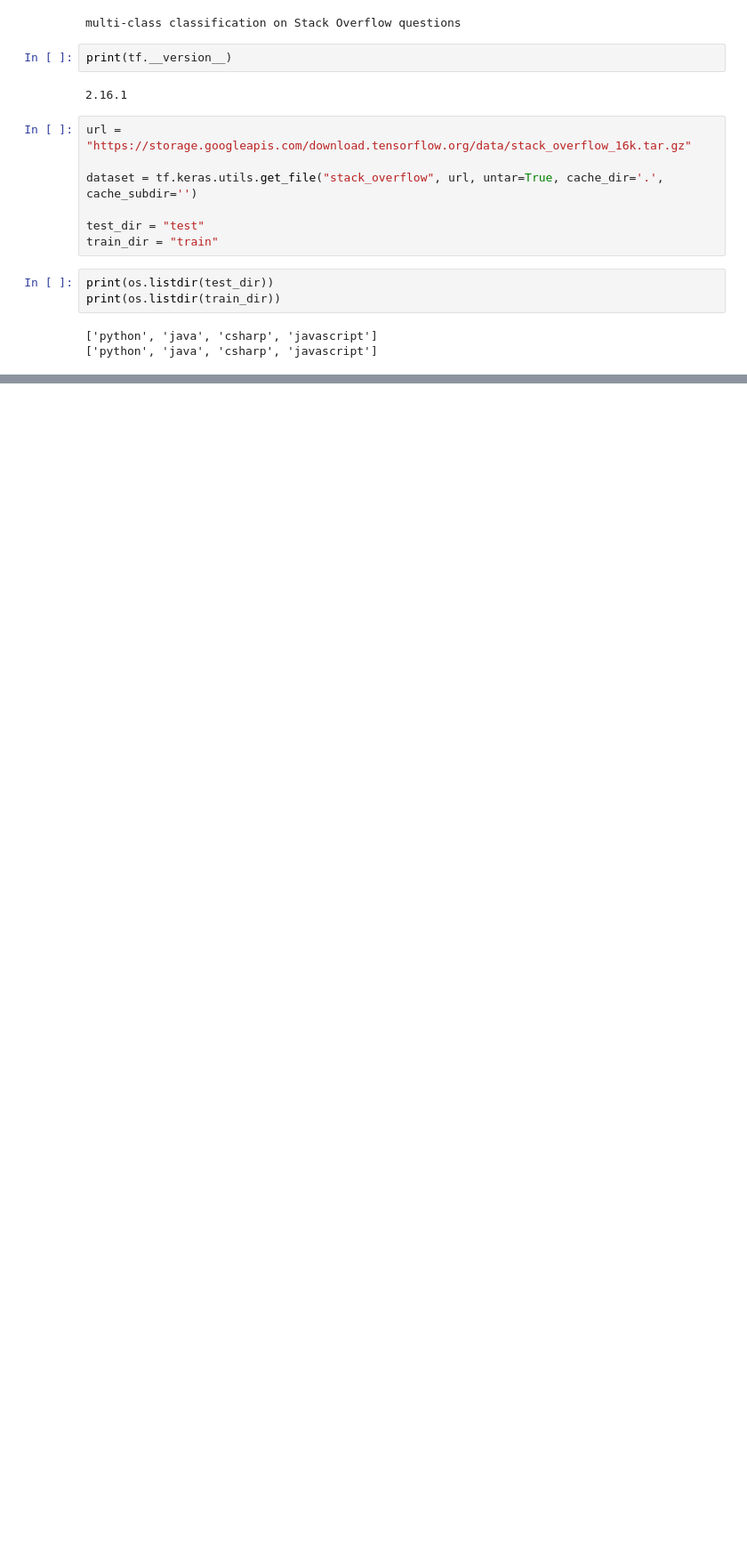
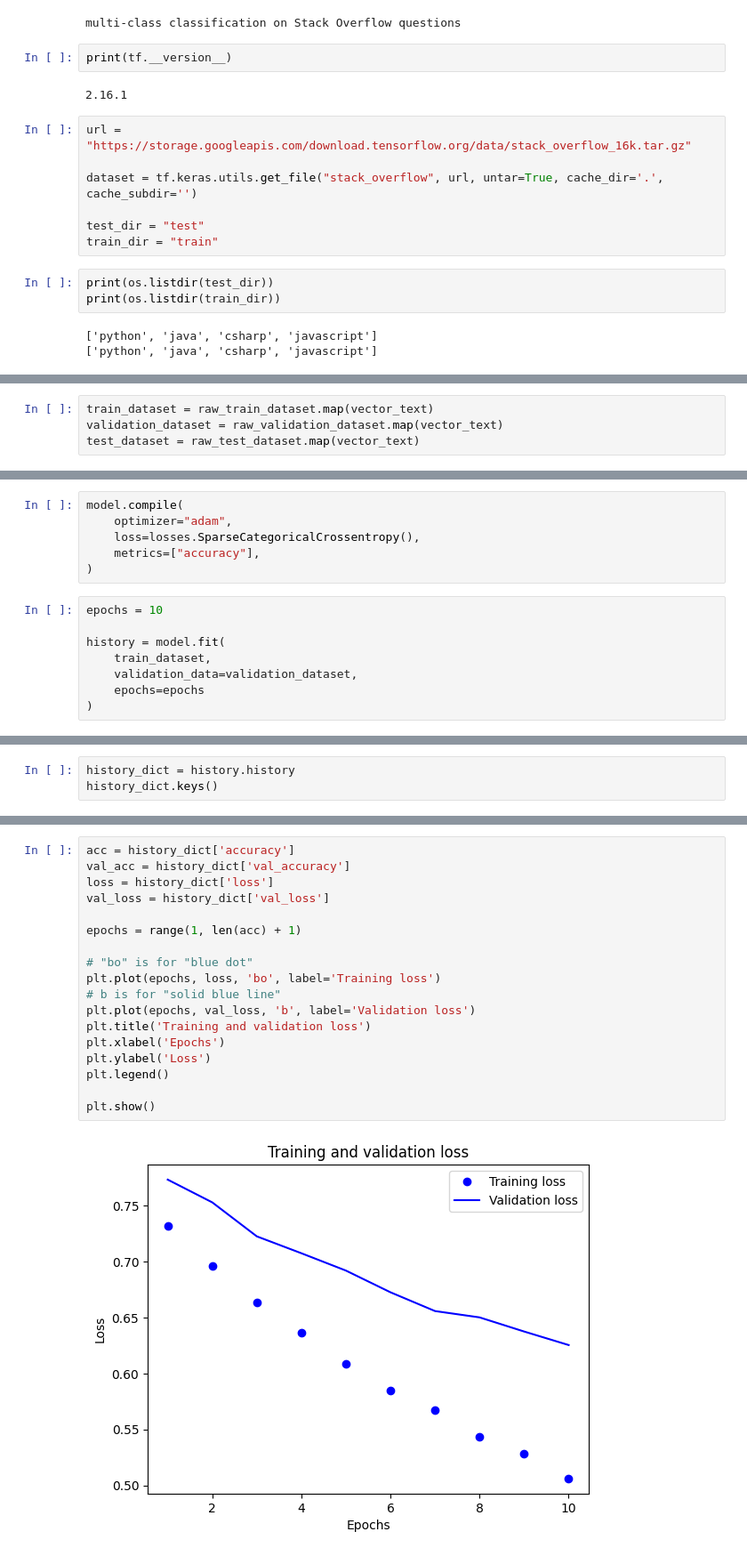
Before and after one commit to romanchechyotkin/ai, a Jupyter notebook: tenserflow/multi_class_classification/main.ipynb, the cells around one changed output, grey strips where cells are left out. Shown at 89% size. Saved outputs shown, nothing was run; the diff lists cells and outputs as text; blank space fills up the shorter version.

```diff
--- a/tenserflow/multi_class_classification/main.ipynb
+++ b/tenserflow/multi_class_classification/main.ipynb
@@ -32,0 +118,4 @@ print(os.listdir(train_dir))
+# %%
+train_dataset = raw_train_dataset.map(vector_text)
+validation_dataset = raw_validation_dataset.map(vector_text)
+test_dataset = raw_test_dataset.map(vector_text)
@@ -32,0 +153,14 @@ print(os.listdir(train_dir))
+# %%
+model.compile(
+    optimizer="adam",
+    loss=losses.SparseCategoricalCrossentropy(),
+    metrics=["accuracy"],
+)
+# %%
+epochs = 10
+
+history = model.fit(
+    train_dataset,
+    validation_data=validation_dataset,
+    epochs=epochs
+)
@@ -32,0 +197,3 @@ print(os.listdir(train_dir))
+# %%
+history_dict = history.history
+history_dict.keys()
@@ -32,0 +202,20 @@ print(os.listdir(train_dir))
+# %%
+acc = history_dict['accuracy']
+val_acc = history_dict['val_accuracy']
+loss = history_dict['loss']
+val_loss = history_dict['val_loss']
+
+epochs = range(1, len(acc) + 1)
+
+# "bo" is for "blue dot"
+plt.plot(epochs, loss, 'bo', label='Training loss')
+# b is for "solid blue line"
+plt.plot(epochs, val_loss, 'b', label='Validation loss')
+plt.title('Training and validation loss')
+plt.xlabel('Epochs')
+plt.ylabel('Loss')
+plt.legend()
+
+plt.show()
+# %% [output]
+[figure, added]
```
Also changed, not shown: parts of 16 cells of this notebook.
